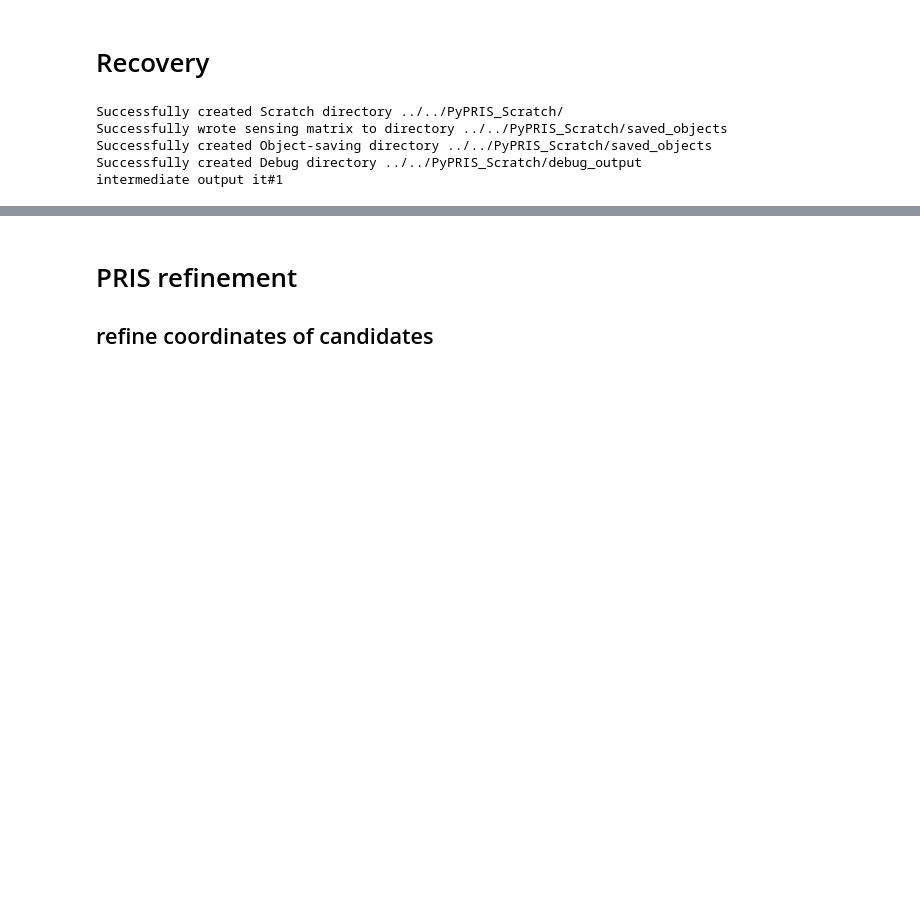
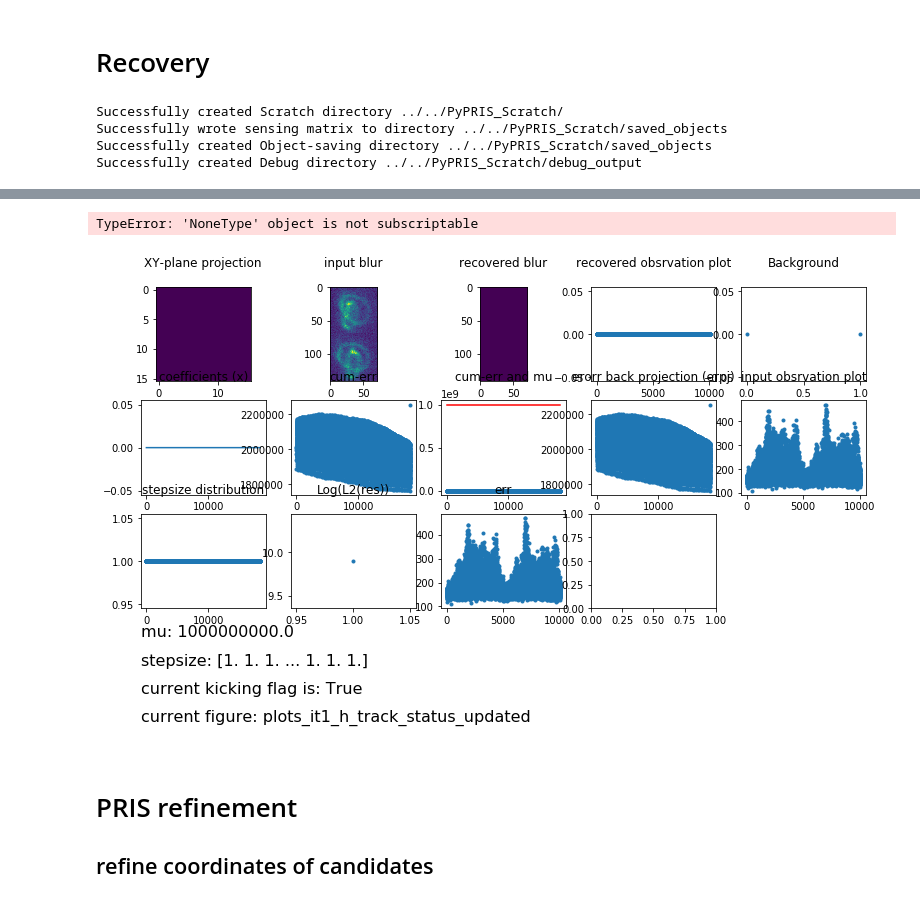
Before and after one commit to xiyuyi/PyPRIS, a Jupyter notebook: PyPRIS_notebooks/Demo_biplane_lasso-PRIS-LinBreg-Refinement.ipynb, the cells around one changed output, grey strips where cells are left out. Saved outputs shown, nothing was run; the diff lists cells and outputs as text; code cells hidden in the pictures; blank space fills up the shorter version.

```diff
--- a/PyPRIS_notebooks/Demo_biplane_lasso-PRIS-LinBreg-Refinement.ipynb
+++ b/PyPRIS_notebooks/Demo_biplane_lasso-PRIS-LinBreg-Refinement.ipynb
@@ -51,10 +42,0 @@ plt.imshow(blur)
-# %%
-# decide candidates
-range_ind0 = np.arange(-36,36)
-range_ind1 = np.arange(5,66,4)
-range_ind2 = np.arange(5,66,4)
-candidate_locs = list()
-for i0 in range_ind0:
-    for i1 in range_ind1:
-        for i2 in range_ind2:
-            candidate_locs.append([i0,i1,i2])
@@ -89,0 +84,16 @@ A[:,len(candidate_locs)] = 1
+# %%
+# define a observer [from one candidate, to one observation]
+
+# initialize an observer
+observer = ObserveStation()
+
+# setup this observer to perform biplane observation
+observer.observe_biplane_prep(psf, single_image_size = blur1.shape, \
+                           deltaz_plane1 = -10, \
+                           deltaz_plane2 = 10, \
+                           psfz0 = 106, \
+                           observer_debugger = False, \
+                           observer_edge_padding = True)
+
+# set the pypris observation to be the biplane observation method that belongs to this observer.
+pypris.observe = observer.observe_biplane
@@ -97,9 +132,9 @@ A[:,len(candidate_locs)] = 1
     # yield: recovered vector
     # use scikit learn lasso solver
 import time
-A[:,len(candidate_locs)] = 580
-Anorm = A/500
-a = LinBreg(Anorm,np.zeros(A.shape[1]),blur.ravel(), 1)
+pypris.current_A[:,len(pypris.current_candidates)] = 580
+Anorm = pypris.current_A/500
+a = LinBreg(Anorm,np.zeros(Anorm.shape[1]),pypris.observation.ravel(), 1)
 a.debug = True
 a.deep_debug = False
 a.mu = 1000000000
@@ -120,14 +155,13 @@ a.range_ind2 = range_ind2
 a.save_obj_int = 1000
 a.save = True
 
-a.candidate_coords = candidate_locs
-a.candidate_intervals = [1,4,4]
+a.candidate_coords = pypris.current_candidates
+a.candidate_intervals = pypris.current_candidates_intervals
 
-a.getready()
+a.get_ready()
 a.go()
 # %% [output]
 Successfully created Scratch directory ../../PyPRIS_Scratch/
 Successfully wrote sensing matrix to directory ../../PyPRIS_Scratch/saved_objects
 Successfully created Object-saving directory ../../PyPRIS_Scratch/saved_objects
 Successfully created Debug directory ../../PyPRIS_Scratch/debug_output
-intermediate output it#1
@@ -139,3 +169,5 @@ Successfully saved Linbreg ID 1 at iteration 2001 to directory.
+TypeError: 'NoneType' object is not subscriptable
+[figure, added]
 # %% [markdown]
 # PRIS refinement
    ## refine coordinates of candidates
```
Also changed, not shown: parts of 15 cells of this notebook, 2 other files.
